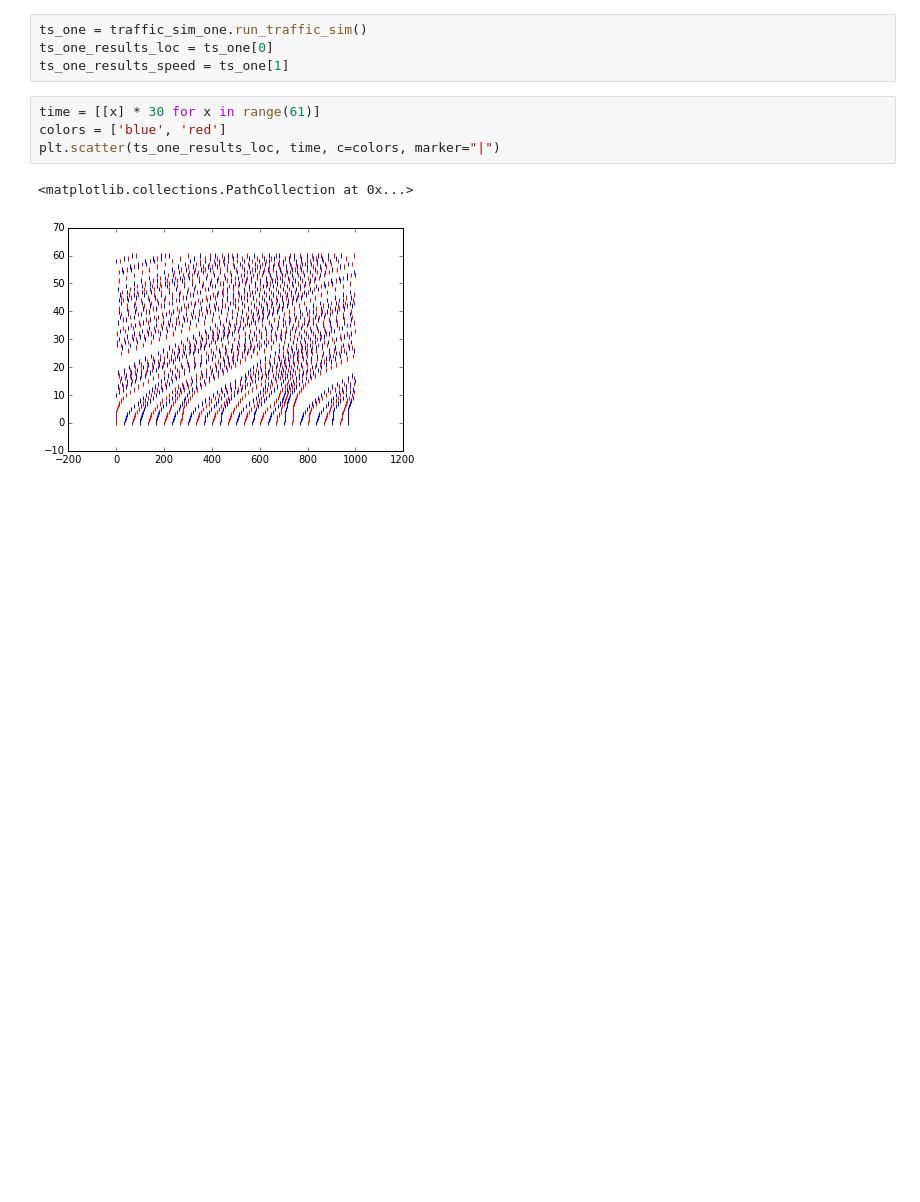
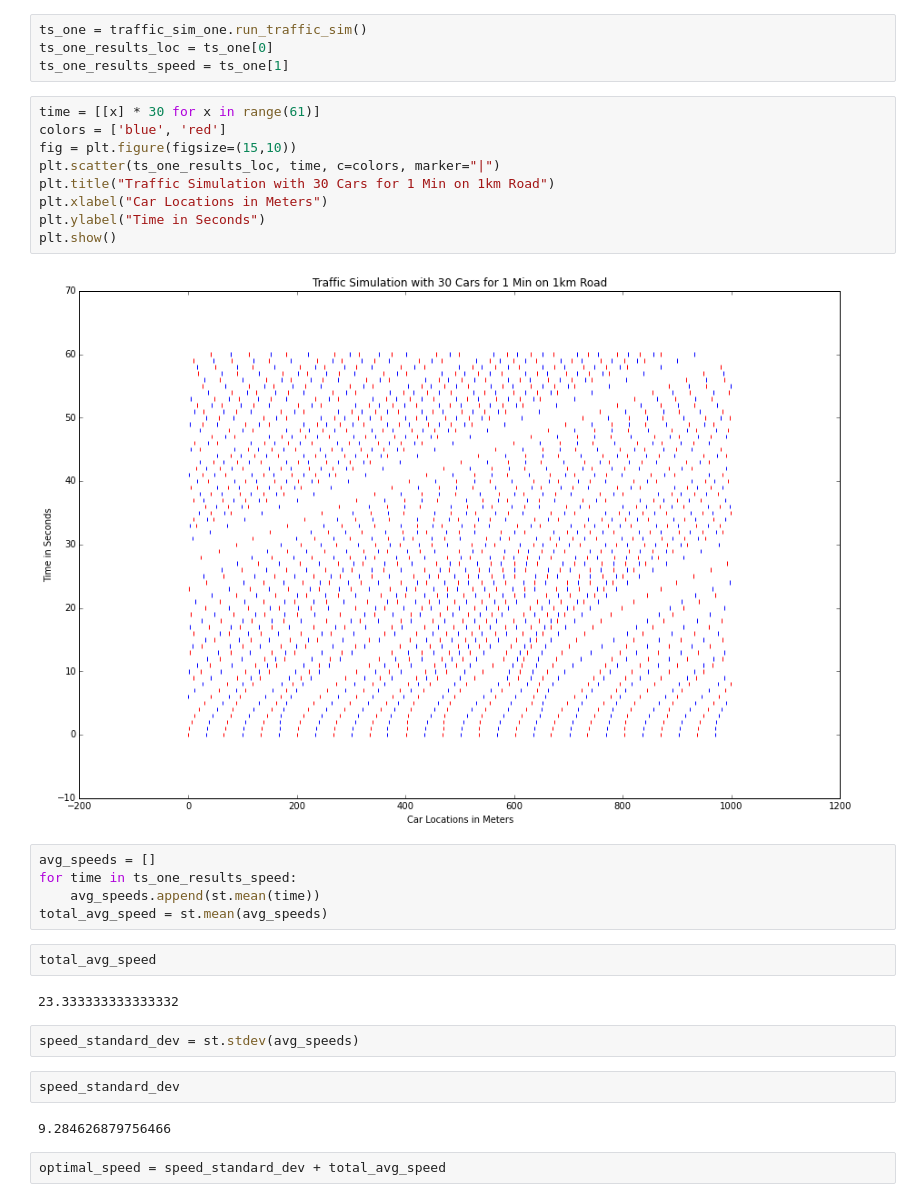
Before and after one commit to andbar/traffic-simulation, a Jupyter notebook: Homework W3 D4 Traffic Simulation.ipynb, the cells around one changed output. Saved outputs shown, nothing was run; the diff lists cells and outputs as text; blank space fills up the shorter version.

Commit message:
Mean speed and standard deviation added, with graph

```diff
--- a/Homework W3 D4 Traffic Simulation.ipynb
+++ b/Homework W3 D4 Traffic Simulation.ipynb
@@ -122,7 +123,28 @@ ts_one_results_speed = ts_one[1]
 # %%
 time = [[x] * 30 for x in range(61)]
 colors = ['blue', 'red']
+fig = plt.figure(figsize=(15,10))
 plt.scatter(ts_one_results_loc, time, c=colors, marker="|")
+plt.title("Traffic Simulation with 30 Cars for 1 Min on 1km Road")
+plt.xlabel("Car Locations in Meters")
+plt.ylabel("Time in Seconds")
+plt.show()
 # %% [output]
-<matplotlib.collections.PathCollection at 0x...>
-[figure, old version]
+[figure, new version]
+# %%
+avg_speeds = []
+for time in ts_one_results_speed:
+    avg_speeds.append(st.mean(time))
+total_avg_speed = st.mean(avg_speeds)
+# %%
+total_avg_speed
+# %% [output]
+23.333333333333332
+# %%
+speed_standard_dev = st.stdev(avg_speeds)
+# %%
+speed_standard_dev
+# %% [output]
+9.284626879756466
+# %%
+optimal_speed = speed_standard_dev + total_avg_speed
```
Also changed, not shown: parts of 3 cells of this notebook.
